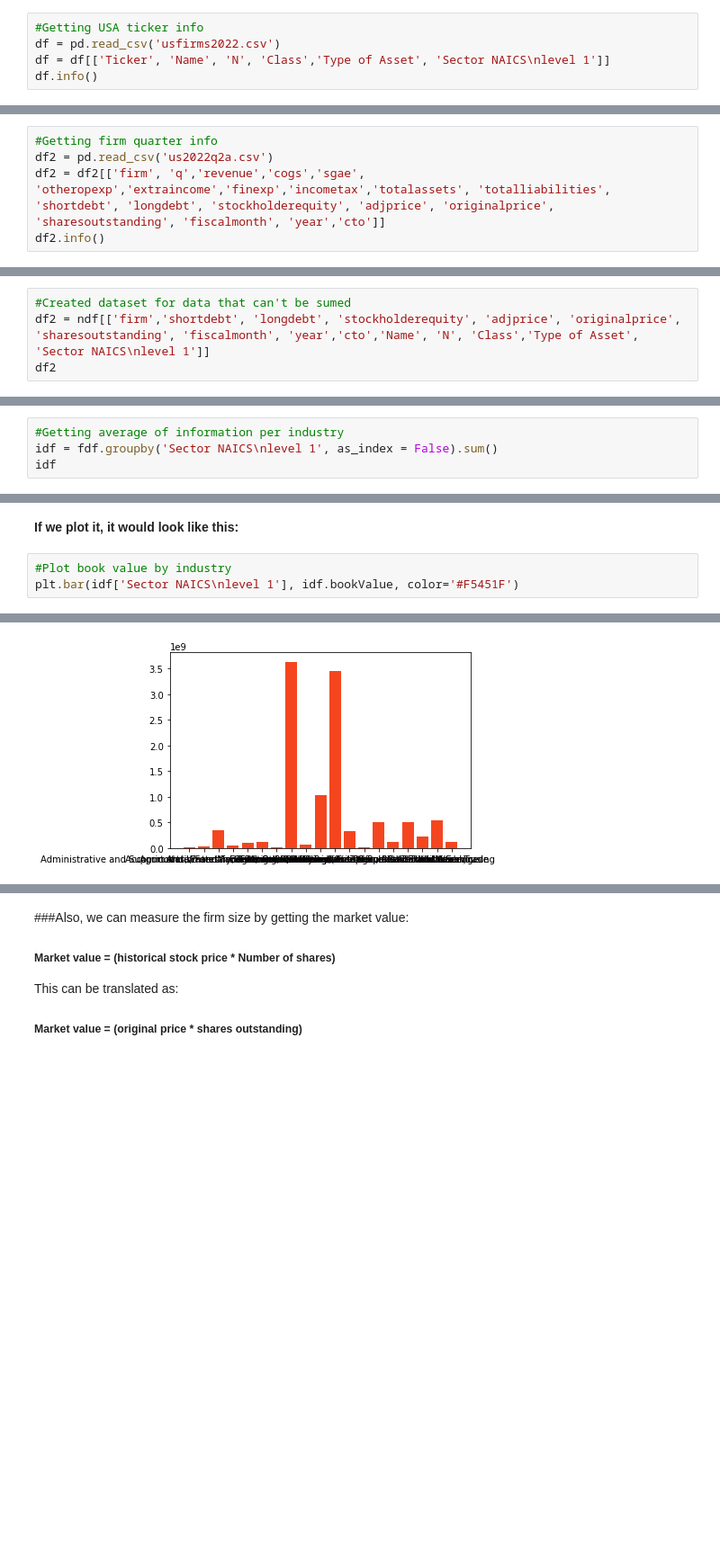
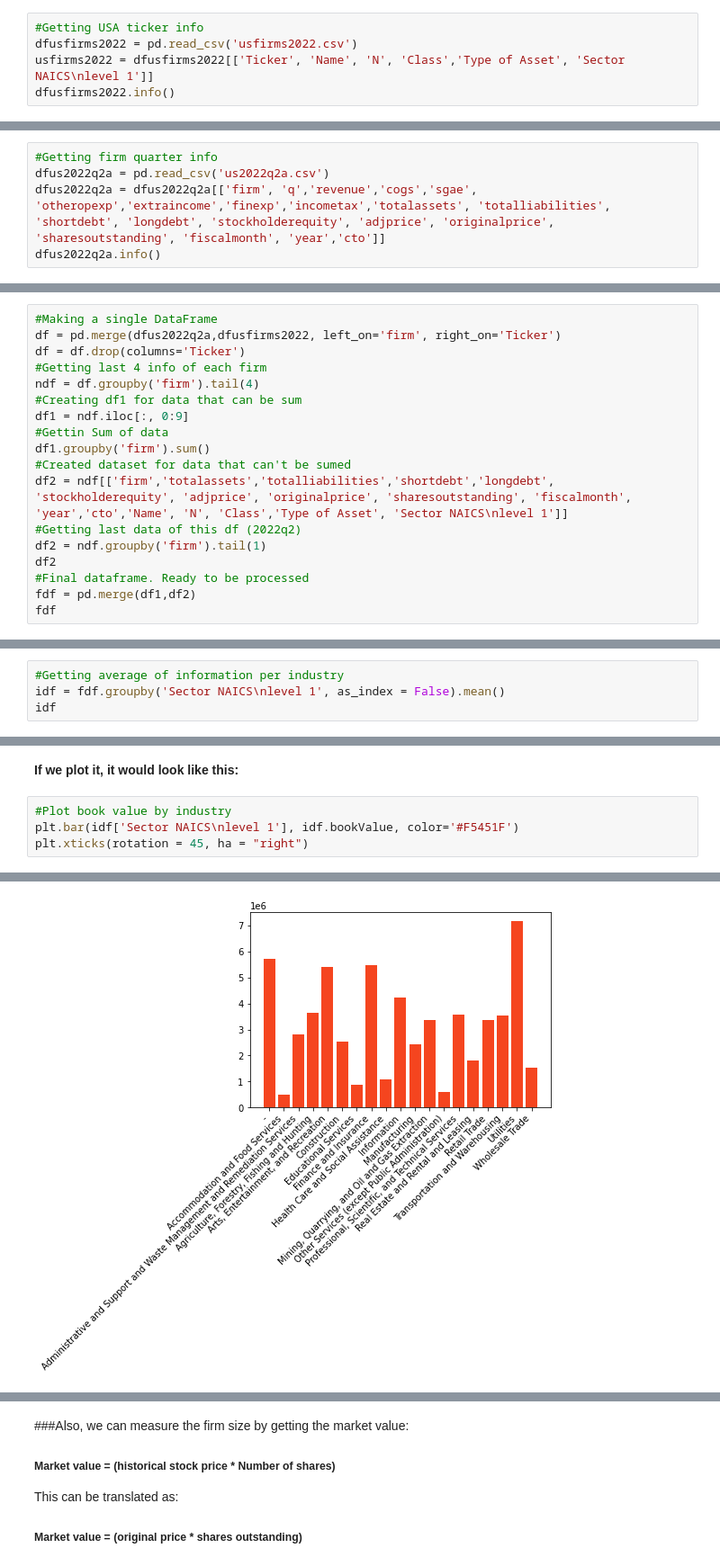
Before and after one commit to KarenRugerioA/Karen-s-Workshops, a Jupyter notebook: USFirmsAnalysis/USAFirms.ipynb, the cells around one changed output, grey strips where cells are left out. Shown at 90% size. Drawn from its saved outputs; the diff is of its cells as text; blank space fills up the shorter version.

```diff
--- a/USFirmsAnalysis/USAFirms.ipynb
+++ b/USFirmsAnalysis/USAFirms.ipynb
@@ -16,8 +49,8 @@ Drive already mounted at /content/gdrive; to attempt to forcibly remount, call d
 # %%
 #Getting USA ticker info
-df = pd.read_csv('usfirms2022.csv')
-df = df[['Ticker', 'Name', 'N', 'Class','Type of Asset', 'Sector NAICS\nlevel 1']]
-df.info()
+dfusfirms2022 = pd.read_csv('usfirms2022.csv')
+usfirms2022 = dfusfirms2022[['Ticker', 'Name', 'N', 'Class','Type of Asset', 'Sector NAICS\nlevel 1']]
+dfusfirms2022.info()
 # %% [output]
 <class 'pandas.core.frame.DataFrame'>
 RangeIndex: 3608 entries, 0 to 3607
@@ -36,8 +72,8 @@ memory usage: 169.2+ KB
 # %%
 #Getting firm quarter info
-df2 = pd.read_csv('us2022q2a.csv')
-df2 = df2[['firm', 'q','revenue','cogs','sgae', 'otheropexp','extraincome','finexp','incometax','totalassets', 'totalliabilities', 'shortdebt', 'longdebt', 'stockholderequity', 'adjprice', 'originalprice', 'sharesoutstanding', 'fiscalmonth', 'year','cto']]
-df2.info()
+dfus2022q2a = pd.read_csv('us2022q2a.csv')
+dfus2022q2a = dfus2022q2a[['firm', 'q','revenue','cogs','sgae', 'otheropexp','extraincome','finexp','incometax','totalassets', 'totalliabilities', 'shortdebt', 'longdebt', 'stockholderequity', 'adjprice', 'originalprice', 'sharesoutstanding', 'fiscalmonth', 'year','cto']]
+dfus2022q2a.info()
 # %% [output]
 <class 'pandas.core.frame.DataFrame'>
 RangeIndex: 324446 entries, 0 to 324445
@@ -132,5 +95,19 @@ df1.groupby('firm').mean()
 # %%
+#Making a single DataFrame
+df = pd.merge(dfus2022q2a,dfusfirms2022, left_on='firm', right_on='Ticker')
+df = df.drop(columns='Ticker')
+#Getting last 4 info of each firm
+ndf = df.groupby('firm').tail(4)
+#Creating df1 for data that can be sum
+df1 = ndf.iloc[:, 0:9]
+#Gettin Sum of data
+df1.groupby('firm').sum()
 #Created dataset for data that can't be sumed
-df2 = ndf[['firm','shortdebt', 'longdebt', 'stockholderequity', 'adjprice', 'originalprice', 'sharesoutstanding', 'fiscalmonth', 'year','cto','Name', 'N', 'Class','Type of Asset', 'Sector NAICS\nlevel 1']]
+df2 = ndf[['firm','totalassets','totalliabilities','shortdebt','longdebt', 'stockholderequity', 'adjprice', 'originalprice', 'sharesoutstanding', 'fiscalmonth', 'year','cto','Name', 'N', 'Class','Type of Asset', 'Sector NAICS\nlevel 1']]
+#Getting last data of this df (2022q2)
+df2 = ndf.groupby('firm').tail(1)
 df2
+#Final dataframe. Ready to be processed
+fdf = pd.merge(df1,df2)
+fdf
 # %% [output]
@@ -210,7 +153,7 @@ industries
 Name: Sector NAICS\nlevel 1, dtype: object
 # %%
 #Getting average of information per industry
-idf = fdf.groupby('Sector NAICS\nlevel 1', as_index = False).sum()
+idf = fdf.groupby('Sector NAICS\nlevel 1', as_index = False).mean()
 idf
 # %% [output]
 |  | Sector NAICS\nlevel 1 | revenue | cogs | sgae | otheropexp | extraincome | finexp | incometax | ... |
@@ -292,4 +242,5 @@ idf[['Sector NAICS\nlevel 1','bookValue']].sort_values(by='bookValue',ascending=
 # %%
 #Plot book value by industry
 plt.bar(idf['Sector NAICS\nlevel 1'], idf.bookValue, color='#F5451F')
+plt.xticks(rotation = 45, ha = "right")
 # %% [output]
@@ -297,2 +249,2 @@ plt.bar(idf['Sector NAICS\nlevel 1'], idf.bookValue, color='#F5451F')
-[figure, old version]
+[figure, new version]
 # %% [markdown]
```
Also changed, not shown: parts of 137 cells of this notebook, 1 other file.
